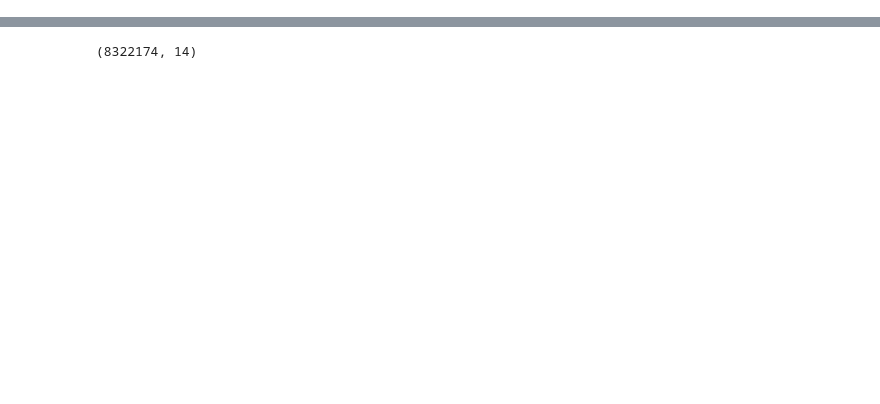
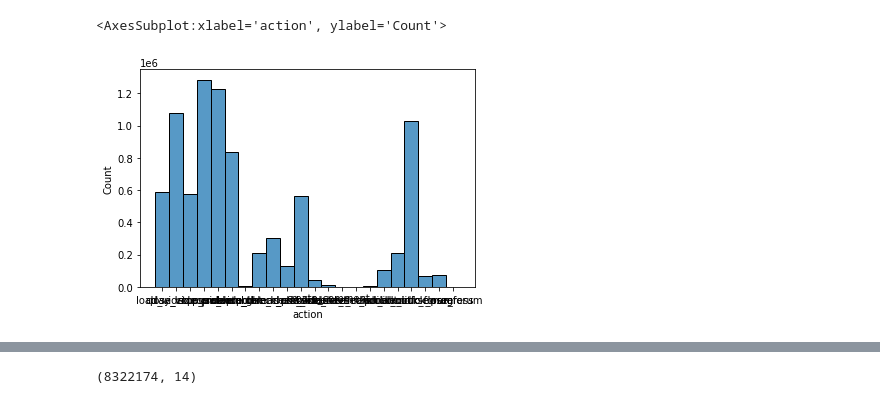
Before and after one commit to Zuza-b/ChangeDEEPly, a Jupyter notebook: notebooks/gb_model_mooc.ipynb, the cells around one changed output, grey strips where cells are left out. Drawn from its saved outputs; the diff is of its cells as text; code cells hidden in the pictures; blank space fills up the shorter version.

Commit message:
plots

```diff
--- a/notebooks/gb_model_mooc.ipynb
+++ b/notebooks/gb_model_mooc.ipynb
@@ -17,0 +21,6 @@ df.head(2)
+# %%
+plt.figure(figsize = (1))
+sns.histplot(df["action"])
+# %% [output]
+<AxesSubplot:xlabel='action', ylabel='Count'>
+[figure, added]
```
Also changed, not shown: parts of 14 cells of this notebook.
